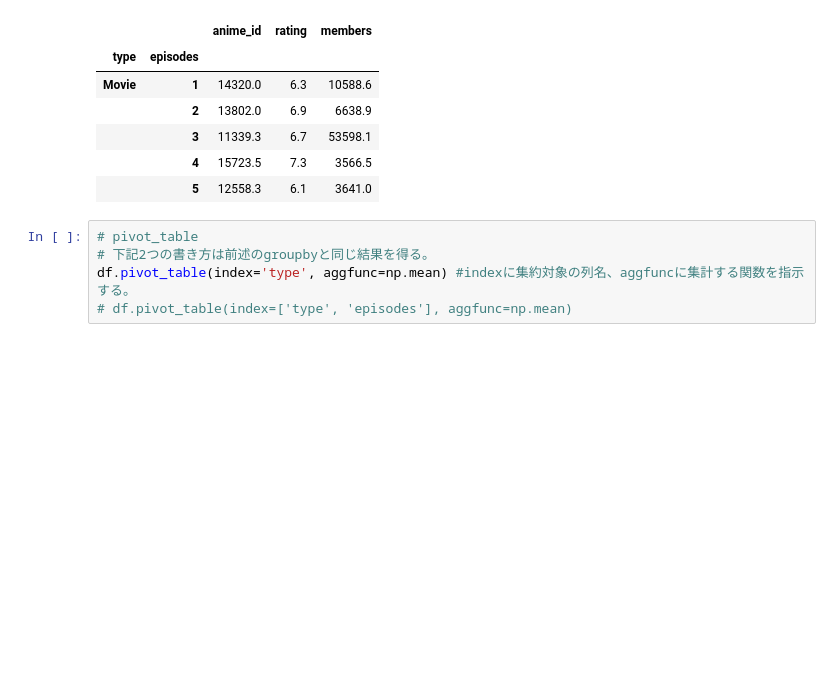
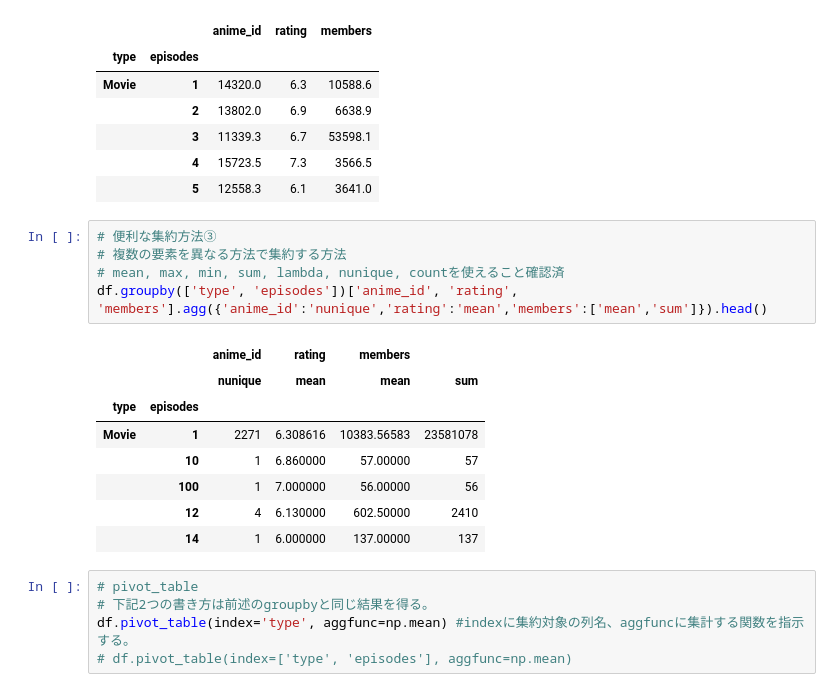
Before and after one commit to ikki02/Python, a Jupyter notebook: DataScience/Pandas.ipynb, the cells around one changed output. Drawn from its saved outputs; the diff is of its cells as text; blank space fills up the shorter version.

```diff
--- a/DataScience/Pandas.ipynb
+++ b/DataScience/Pandas.ipynb
@@ -750,6 +750,20 @@ df.groupby(['type', 'episodes']).mean().round(1).head()
 |  | 3 | 11339.3 | 6.7 | 53598.1 |
 |  | 4 | 15723.5 | 7.3 | 3566.5 |
 |  | 5 | 12558.3 | 6.1 | 3641.0 |
+# %%
+# 便利な集約方法③
+# 複数の要素を異なる方法で集約する方法
+# mean, max, min, sum, lambda, nunique, countを使えること確認済
+df.groupby(['type', 'episodes'])['anime_id', 'rating', 'members'].agg({'anime_id':'nunique','rating':'mean','members':['mean','sum']}).head()
+# %% [output]
+|  |  | anime_id | rating | members |  |
+|  |  | nunique | mean | mean | sum |
+| type | episodes |  |  |  |  |
+| Movie | 1 | 2271 | 6.308616 | 10383.56583 | 23581078 |
+|  | 10 | 1 | 6.860000 | 57.00000 | 57 |
+|  | 100 | 1 | 7.000000 | 56.00000 | 56 |
+|  | 12 | 4 | 6.130000 | 602.50000 | 2410 |
+|  | 14 | 1 | 6.000000 | 137.00000 | 137 |
 # %%
 # pivot_table
 # 下記2つの書き方は前述のgroupbyと同じ結果を得る。
```
Also changed, not shown: parts of 5 cells of this notebook, 1 other file.
